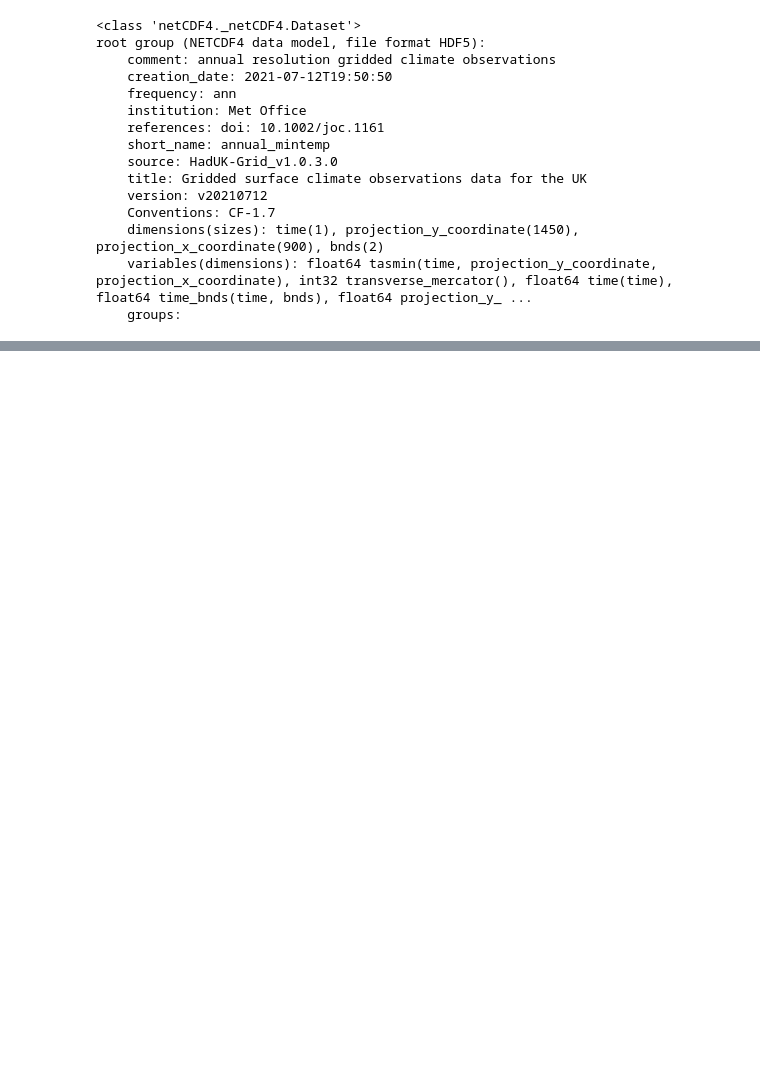
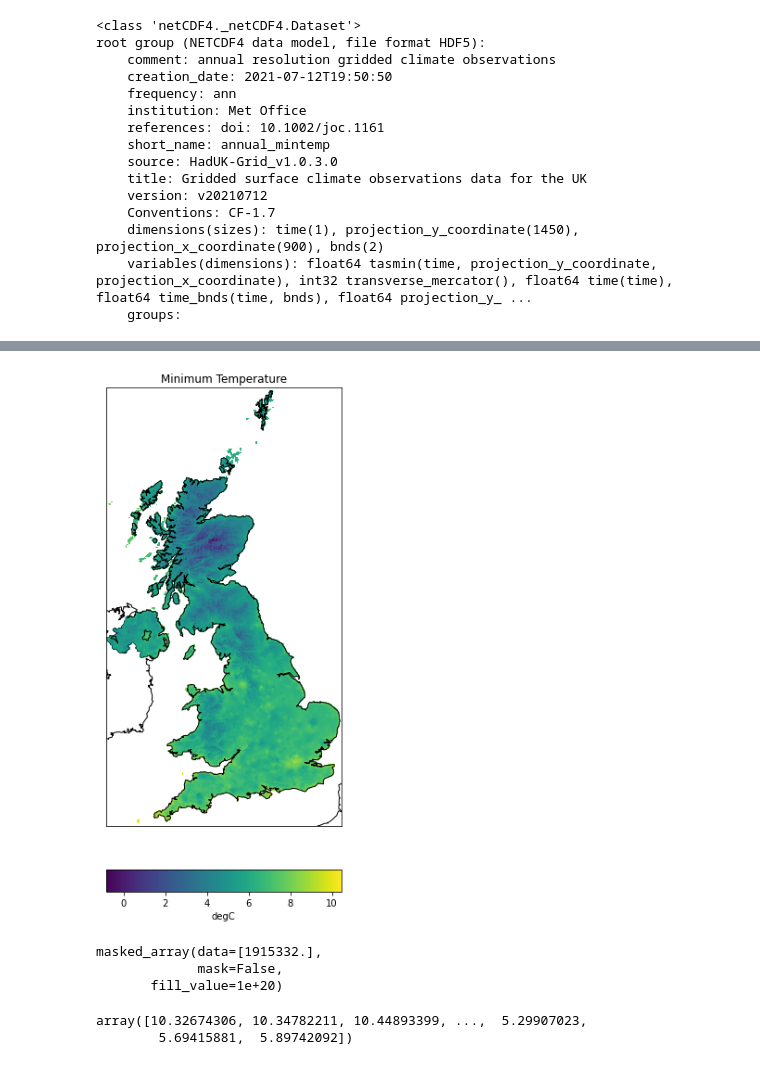
Before and after one commit to JonathanMarriott/ADS-Loneliness, a Jupyter notebook: weather/dataset_exploration.ipynb, the cells around one changed output, grey strips where cells are left out. Drawn from its saved outputs; the diff is of its cells as text; code cells hidden in the pictures; blank space fills up the shorter version.

```diff
--- a/weather/dataset_exploration.ipynb
+++ b/weather/dataset_exploration.ipynb
@@ -396,0 +359,43 @@ masked_array(data=[1915332.],
+# %%
+# fig, ax = plt.subplots(figsize=(10,10))
+
+# cs = m.pcolor(x,y,np.squeeze(min_temp))
+# m.drawmapboundary(fill_color='#46bcec')
+# m.fillcontinents(color='#f2f2f2',lake_color='#46bcec')
+# m.drawcoastlines()
+# m.drawrivers()
+# cbar = m.colorbar(cs, location='bottom', pad="10%")
+# cbar.set_label(min_temp_units)
+# plt.title('Minimum Temperature')
+# plt.show()
+
+# Plot Data
+fig, ax = plt.subplots(figsize=(10,10))
+cs = m.pcolor(x,y,np.squeeze(min_temp))
+
+# Add Coastlines, States, and Country Boundaries
+m.drawcoastlines()
+m.drawstates()
+m.drawcountries()
+
+# Add Colorbar
+cbar = m.colorbar(cs, location='bottom', pad="10%")
+cbar.set_label(min_temp_units)
+
+# Add Title
+plt.title('Minimum Temperature')
+
+plt.show()
+# %% [output]
+[figure, added]
+# %%
+time
+# %% [output]
+masked_array(data=[1915332.],
+             mask=False,
+       fill_value=1e+20)
+# %%
+min_temp.compressed()
+# %% [output]
+array([10.32674306, 10.34782211, 10.44893399, ...,  5.29907023,
+        5.69415881,  5.89742092])
```
Also changed, not shown: parts of 27 cells of this notebook.
